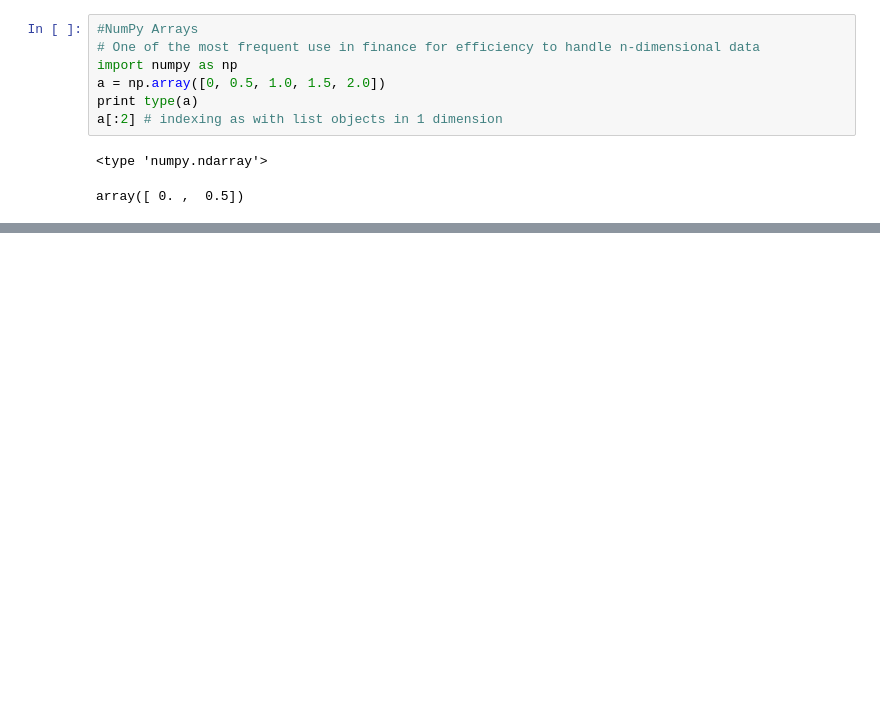
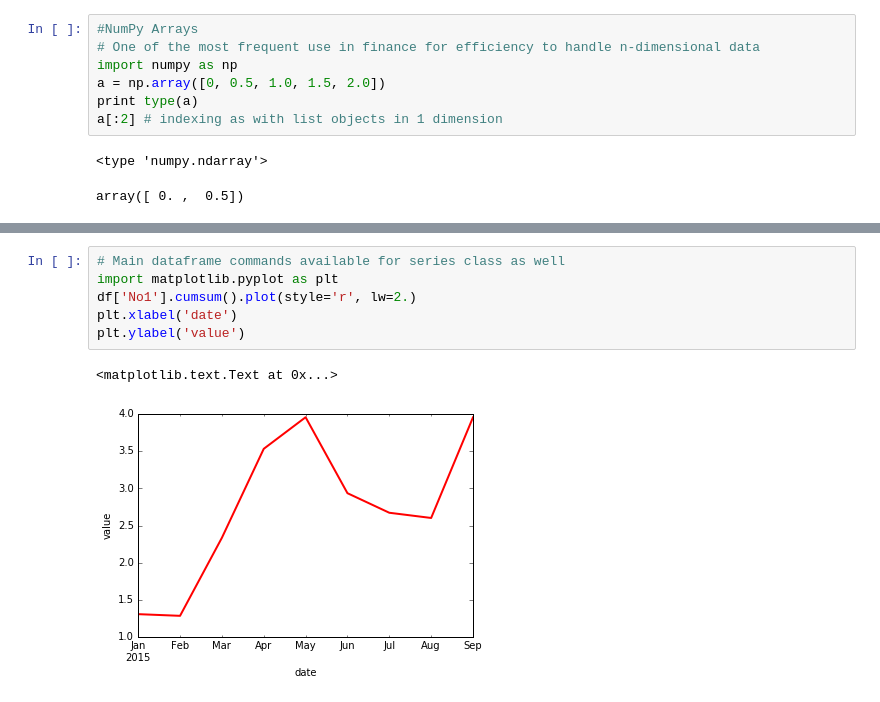
Before and after one commit to bjd1111/Finance, a Jupyter notebook: python spring/lecture2.ipynb, the cells around one changed output, grey strips where cells are left out. Saved outputs shown, nothing was run; the diff lists cells and outputs as text; blank space fills up the shorter version.

```diff
--- a/python spring/lecture2.ipynb
+++ b/python spring/lecture2.ipynb
@@ -705,0 +989,9 @@ Wall time: 116 ms
+# %%
+# Main dataframe commands available for series class as well
+import matplotlib.pyplot as plt
+df['No1'].cumsum().plot(style='r', lw=2.)
+plt.xlabel('date')
+plt.ylabel('value')
+# %% [output]
+<matplotlib.text.Text at 0x...>
+[figure, added]
```
Also changed, not shown: parts of 118 cells of this notebook.
